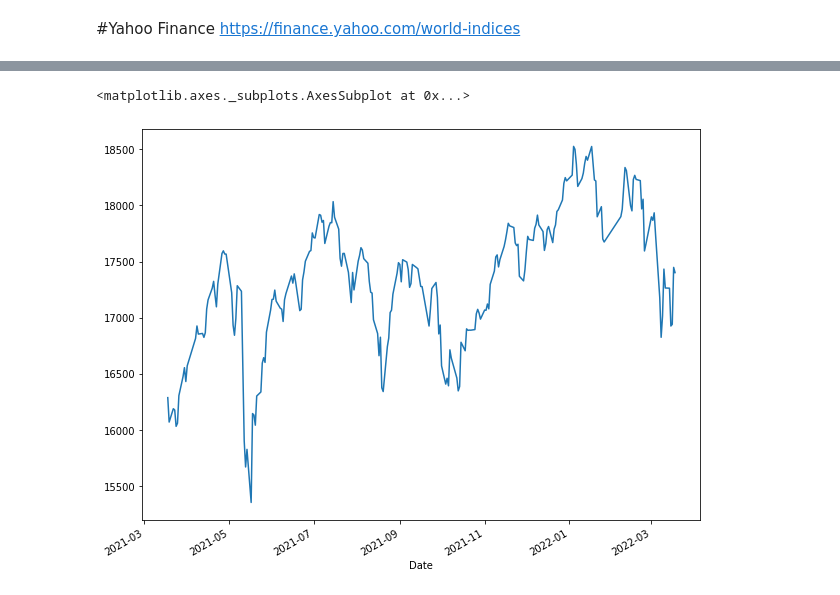
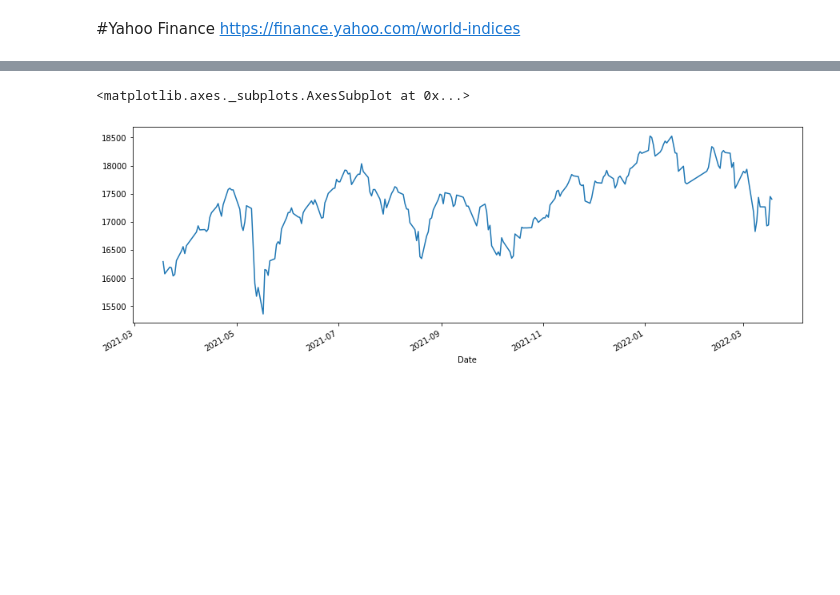
Before and after one commit to tewei0328/teach-visulization, a Jupyter notebook: viz1_yfinance_plot.ipynb, the cells around one changed output, grey strips where cells are left out. Saved outputs shown, nothing was run; the diff lists cells and outputs as text; code cells hidden in the pictures; blank space fills up the shorter version.

```diff
--- a/viz1_yfinance_plot.ipynb
+++ b/viz1_yfinance_plot.ipynb
@@ -33,7 +33,7 @@ df1.head()
 | 2021-03-23 | 16250.200195 | 16351.379883 | 16166.290039 | 16177.589844 | 7291400 | 0 | 0 |
 | 2021-03-24 | 15994.959961 | 16125.540039 | 15967.950195 | 16032.120117 | 5549900 | 0 | 0 |
 # %%
-df1.Close.plot(figsize=(10,8))
+df1.Close.plot(figsize=(15,5))
 # %% [output]
 <matplotlib.axes._subplots.AxesSubplot at 0x...>
-[figure, old version]
+[figure, new version]
```
